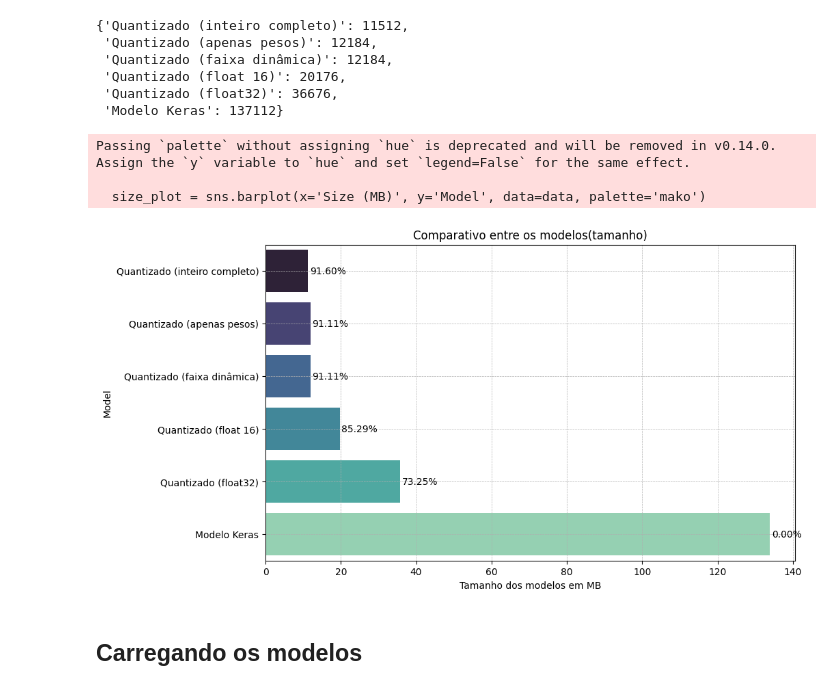
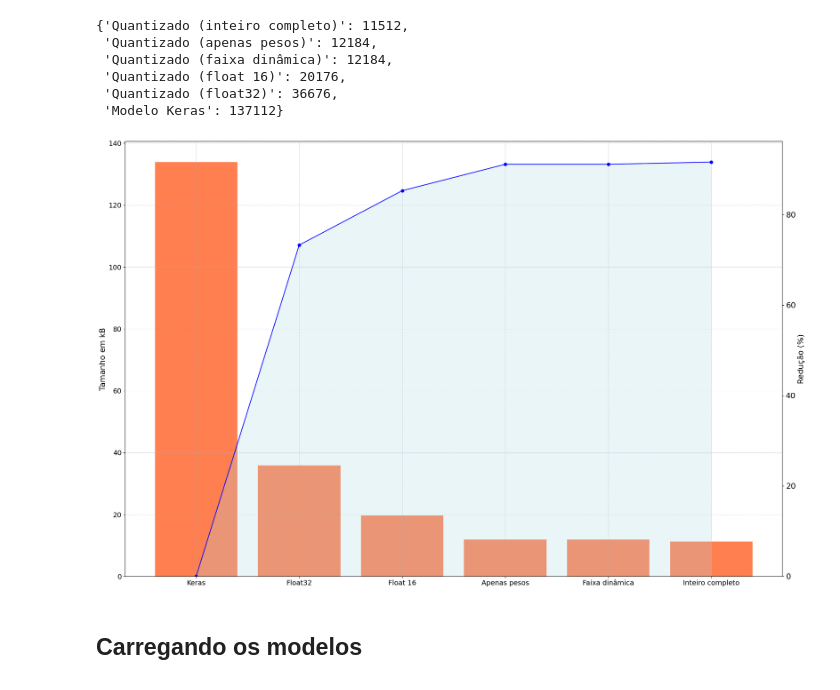
Before and after one commit to Tayco110/tcc, a Jupyter notebook: python_model/src/benchmark.ipynb, the cells around one changed output. Cells and saved outputs as stored; diff of their text form; code cells hidden in the pictures.

```diff
--- a/python_model/src/benchmark.ipynb
+++ b/python_model/src/benchmark.ipynb
@@ -55,23 +55,48 @@ model_sizes
  'Quantizado (float 16)': 20176,
  'Quantizado (float32)': 36676,
  'Modelo Keras': 137112}
-# %%
-data = pd.DataFrame(list(model_sizes.items()), columns=['Model', 'Size (KB)'])
-data['Size (MB)'] = data['Size (KB)'] / 1024
-data['Reduction (%)'] = 100 - (data['Size (MB)'] / data['Size (MB)'].iloc[-1] * 100)
-
-plt.figure(figsize=(10, 6))
-size_plot = sns.barplot(x='Size (MB)', y='Model', data=data, palette='mako')
-plt.title('Comparativo entre os modelos(tamanho)')
-plt.xlabel('Tamanho dos modelos em MB')
-plt.grid(True, which='both', linestyle='--', linewidth=0.5)
-
-for index, value in enumerate(data['Size (MB)']):
-    plt.text(value + 0.5, index, f"{data['Reduction (%)'][index]:.2f}%", va='center')
-
-plt.show()
-# %% [output]
-Passing `palette` without assigning `hue` is deprecated and will be removed in v0.14.0. Assign the `y` variable to `hue` and set `legend=False` for the same effect.
-
-  size_plot = sns.barplot(x='Size (MB)', y='Model', data=data, palette='mako')
-[figure, removed]
+# %%
+model_sizes = {
+    'Inteiro completo': 11512,
+    'Apenas pesos': 12184,
+    'Faixa dinâmica': 12184,
+    'Float 16': 20176,
+    'Float32': 36676,
+    'Keras': 137112
+}
+# %%
+# Convertendo bytes para kilobytes (kB)
+model_sizes_kb = {key: value / 1024 for key, value in model_sizes.items()}
+
+# Calculando a redução percentual em relação ao modelo Keras
+reduction_percentage = {model: 100 * (1 - (size / model_sizes_kb['Keras'])) for model, size in model_sizes_kb.items()}
+
+# Ordenando os modelos pelo tamanho, do maior para o menor
+sorted_models = dict(sorted(model_sizes_kb.items(), key=lambda item: item[1], reverse=True))
+
+# Configurando o gráfico
+fig, ax1 = plt.subplots(figsize=(24, 16))
+
+# Configurando o tamanho da fonte para os eixos e títulos
+plt.rcParams.update({'font.size': 14})
+
+# Gráfico de barras para os tamanhos em kB, usando cor coral
+ax1.bar(sorted_models.keys(), sorted_models.values(), color='coral', label='Tamanho em kB')
+ax1.set_ylabel('Tamanho em kB', fontsize=16)
+ax1.set_ylim(bottom=0)  # Garantindo que ambos os gráficos comecem em 0
+ax1.grid(True, which='both', linestyle='--', linewidth=0.5)  # Adicionando grid
+
+# Criando um gráfico de linha sobre o mesmo eixo para a redução percentual
+ax2 = ax1.twinx()
+ax2.plot(sorted_models.keys(), [reduction_percentage[model] for model in sorted_models.keys()], 'b-o', label='Redução (%)')
+ax2.fill_between(sorted_models.keys(), [reduction_percentage[model] for model in sorted_models.keys()], color='lightblue', alpha=0.25)  # Pintando a área sob a curva
+ax2.set_ylabel('Redução (%)', fontsize=16)
+ax2.set_ylim(bottom=0)  # Garantindo que ambos os gráficos comecem em 0
+
+# Ajustando o tamanho das legendas e outros textos
+plt.xticks(fontsize=22)
+plt.yticks(fontsize=16)
+
+plt.show()
+# %% [output]
+[figure, added]
```
Also changed, not shown: parts of 6 cells of this notebook, 26 other files.
